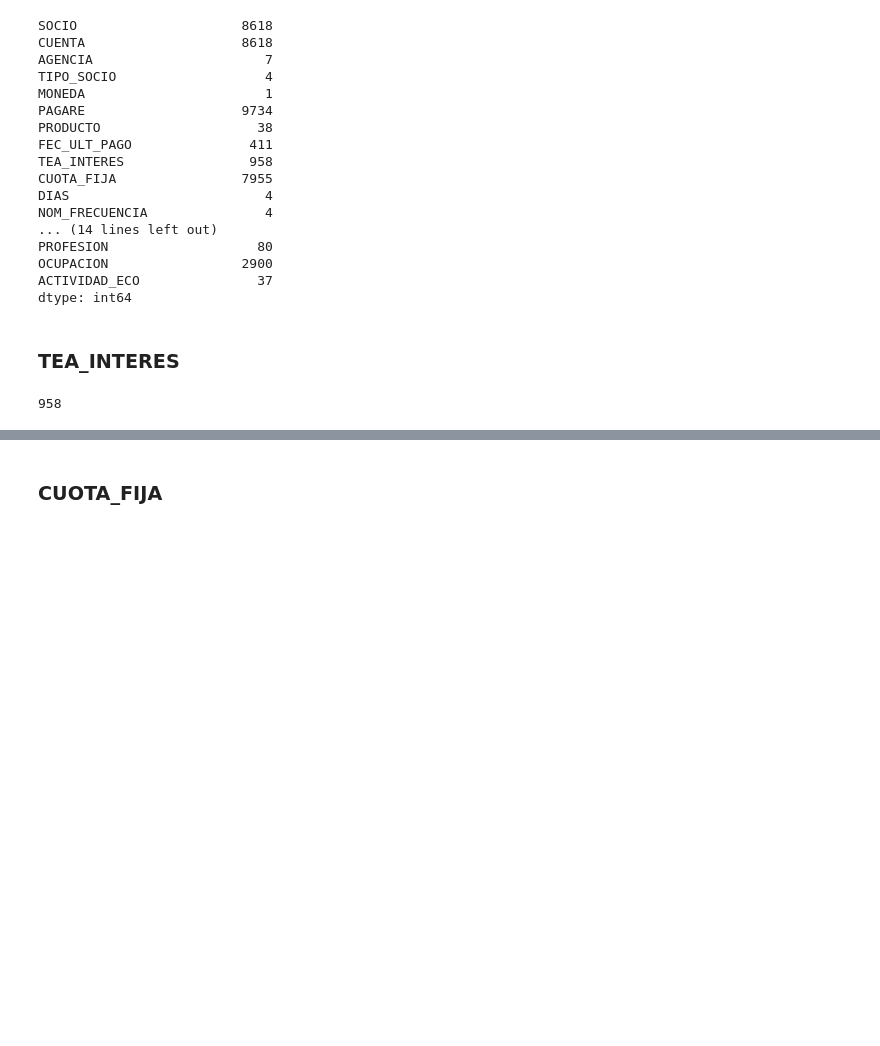
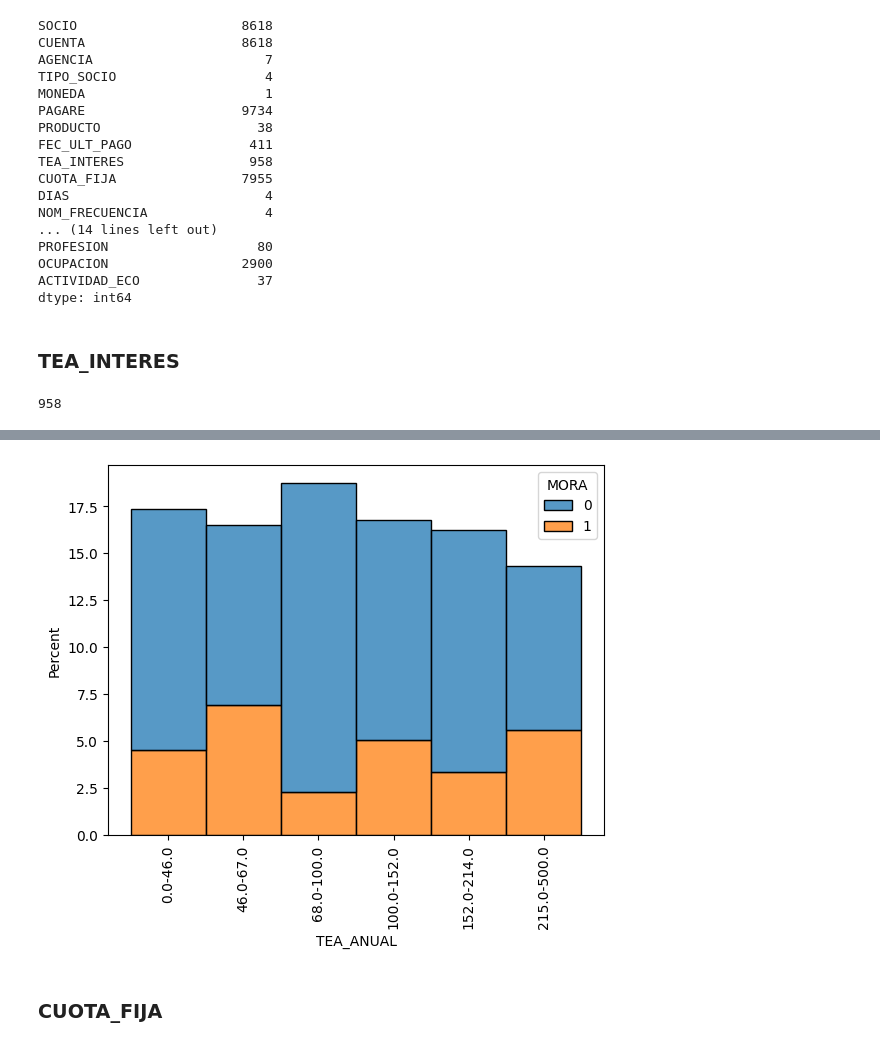
Before and after one commit to AxelSaire/Modelo-de-Riesgo-Crediticio, a Jupyter notebook: CNA.ipynb, the cells around one changed output, grey strips where cells are left out. Cells and saved outputs as stored; diff of their text form; code cells hidden in the pictures; blank space fills up the shorter version.

```diff
--- a/CNA.ipynb
+++ b/CNA.ipynb
@@ -84,2 +99,7 @@ data[['TEA_INTERES', 'TEA_ANUAL']].sample(5)        #--- Comprobando la clasific
+# %%
+ax = sns.histplot(data, x='TEA_ANUAL', hue='MORA',stat='percent', multiple='stack')
+ax.set_xticklabels(ax.get_xticklabels(), rotation=90);
+# %% [output]
+[figure, added]
 # %% [markdown]
 ### CUOTA_FIJA
```
Also changed, not shown: parts of 43 cells of this notebook.
